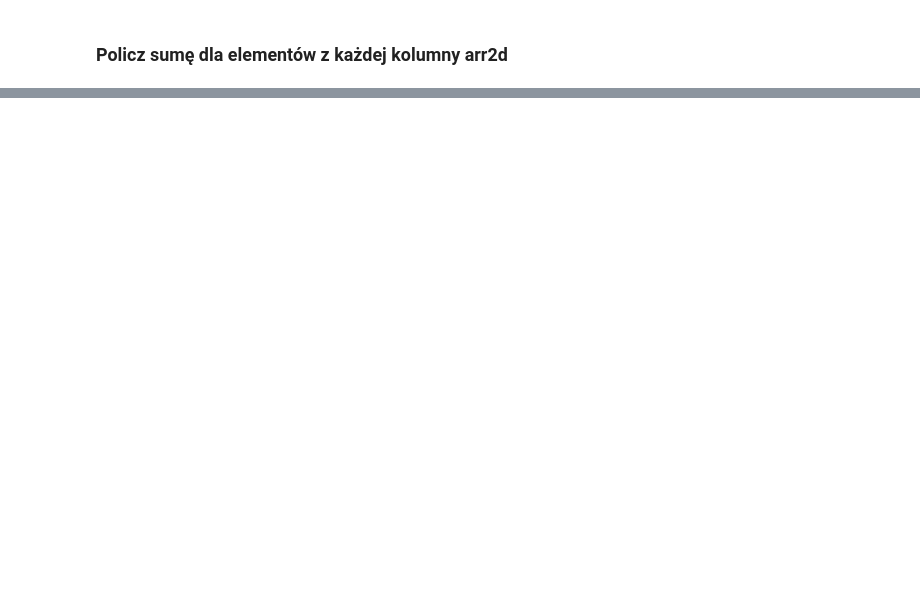
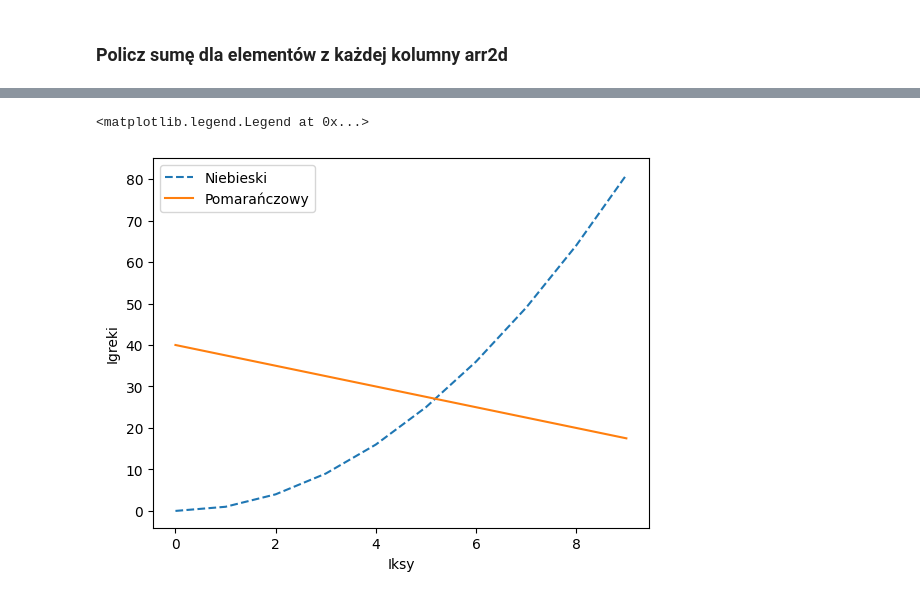
Before and after one commit to jvlkafl/kogni-HCI-sem3, a Jupyter notebook: 02_numpy_matplotlib/01_zadanie domowe.ipynb, the cells around one changed output, grey strips where cells are left out. Drawn from its saved outputs; the diff is of its cells as text; code cells hidden in the pictures; blank space fills up the shorter version.

Commit message:
Drugie zajecia
Zajęcia drugie - numpyt, matplotlib; 13.10

```diff
--- a/02_numpy_matplotlib/01_zadanie domowe.ipynb
+++ b/02_numpy_matplotlib/01_zadanie domowe.ipynb
@@ -66,0 +112,19 @@ array([20, 20, 20, 20, 20])
+# %%
+x=[]
+#pomarańczowy:
+y=[]
+#niebieski:
+y2=[]
+for i in range(0,10):
+    x.append(i)
+    y.append(-2.5*x[i]+40)
+    y2.append(x[i]**2)
+# %%
+plt.plot(x,y2,label="Niebieski",linestyle="dashed")
+plt.plot(x,y,label="Pomarańczowy")
+plt.xlabel("Iksy")
+plt.ylabel("Igreki")
+plt.legend()
+# %% [output]
+<matplotlib.legend.Legend at 0x...>
+[figure, added]
```
Also changed, not shown: parts of 20 cells of this notebook, 1 other file.
